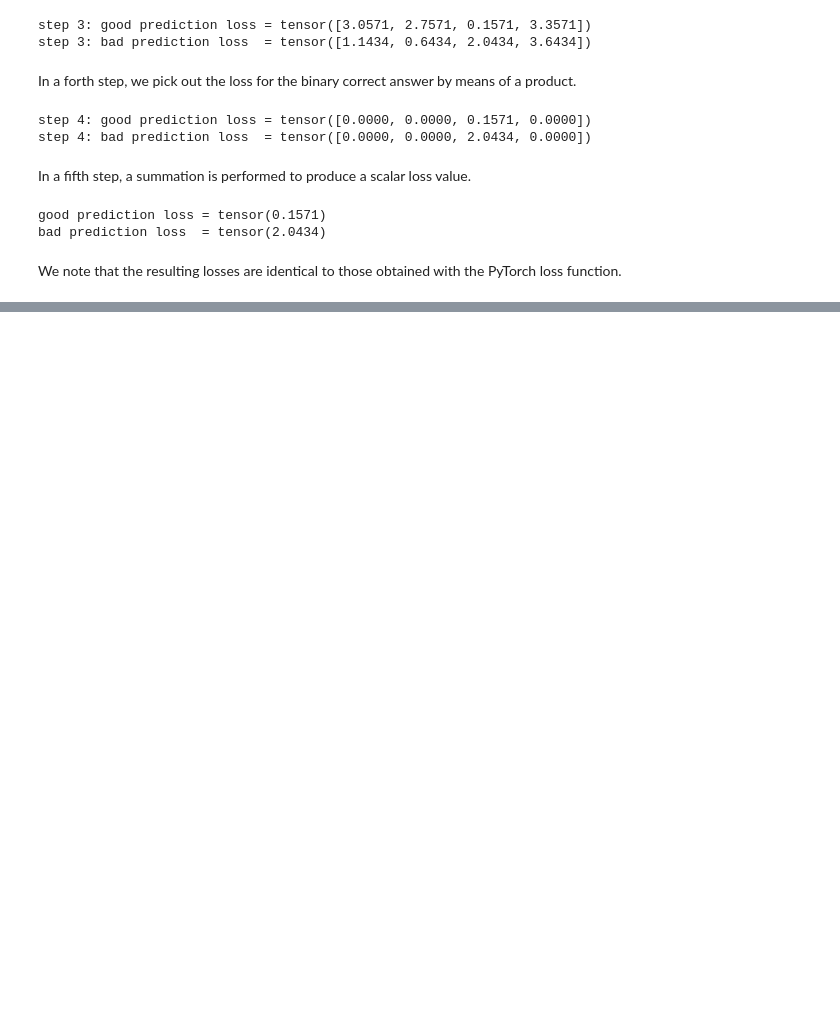
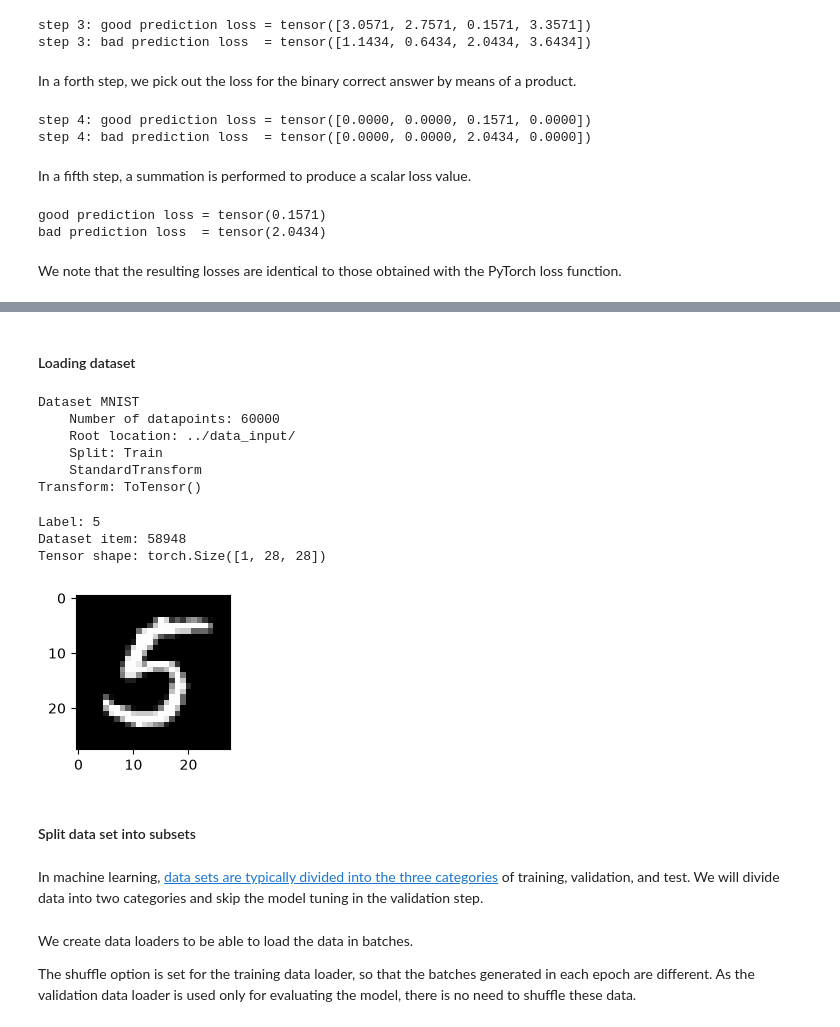
Before and after one commit to kthpanor/cb1020, a Jupyter notebook: docs/pytorch.ipynb, the cells around one changed output, grey strips where cells are left out. Cells and saved outputs as stored; diff of their text form; code cells hidden in the pictures; blank space fills up the shorter version.

```diff
--- a/docs/pytorch.ipynb
+++ b/docs/pytorch.ipynb
@@ -370,0 +383,41 @@ We note that the resulting losses are identical to those obtained with the PyTor
+# %% [markdown]
+#### Loading dataset
+# %%
+mnist_dataset = torchvision.datasets.MNIST(
+    root="../data_input/",
+    download=True,
+    train=True,
+    transform=torchvision.transforms.ToTensor(),
+)
+print(mnist_dataset)
+# %% [output]
+Dataset MNIST
+    Number of datapoints: 60000
+    Root location: ../data_input/
+    Split: Train
+    StandardTransform
+Transform: ToTensor()
+# %%
+idx_random_tensor = np.random.randint(60000)
+# %%
+image, label = mnist_dataset[idx_random_tensor]
+
+print("Label:", label)
+print("Dataset item:", idx_random_tensor)
+print("Tensor shape:", image.shape)
+# %% [output]
+Label: 5
+Dataset item: 58948
+Tensor shape: torch.Size([1, 28, 28])
+# %%
+import matplotlib.pyplot as plt
+
+fig = plt.figure(figsize=(2,2))
+plt.imshow(image[0, :, :], cmap="gray")
+plt.show()
+# %% [output]
+[figure, added]
+# %% [markdown]
+#### Split data set into subsets
+# %% [markdown]
+In machine learning, [data sets are typically divided into the three categories](https://en.wikipedia.org/wiki/Training,_validation,_and_test_data_sets) of training, validation, and test. We will divide data into two categories and skip the model tuning in the validation step.
@@ -370,0 +426,4 @@ We note that the resulting losses are identical to those obtained with the PyTor
+# %% [markdown]
+We create data loaders to be able to load the data in batches.
+
+The shuffle option is set for the training data loader, so that the batches generated in each epoch are different. As the validation data loader is used only for evaluating the model, there is no need to shuffle these data.
```
Also changed, not shown: parts of 38 cells of this notebook, 20 other files.
